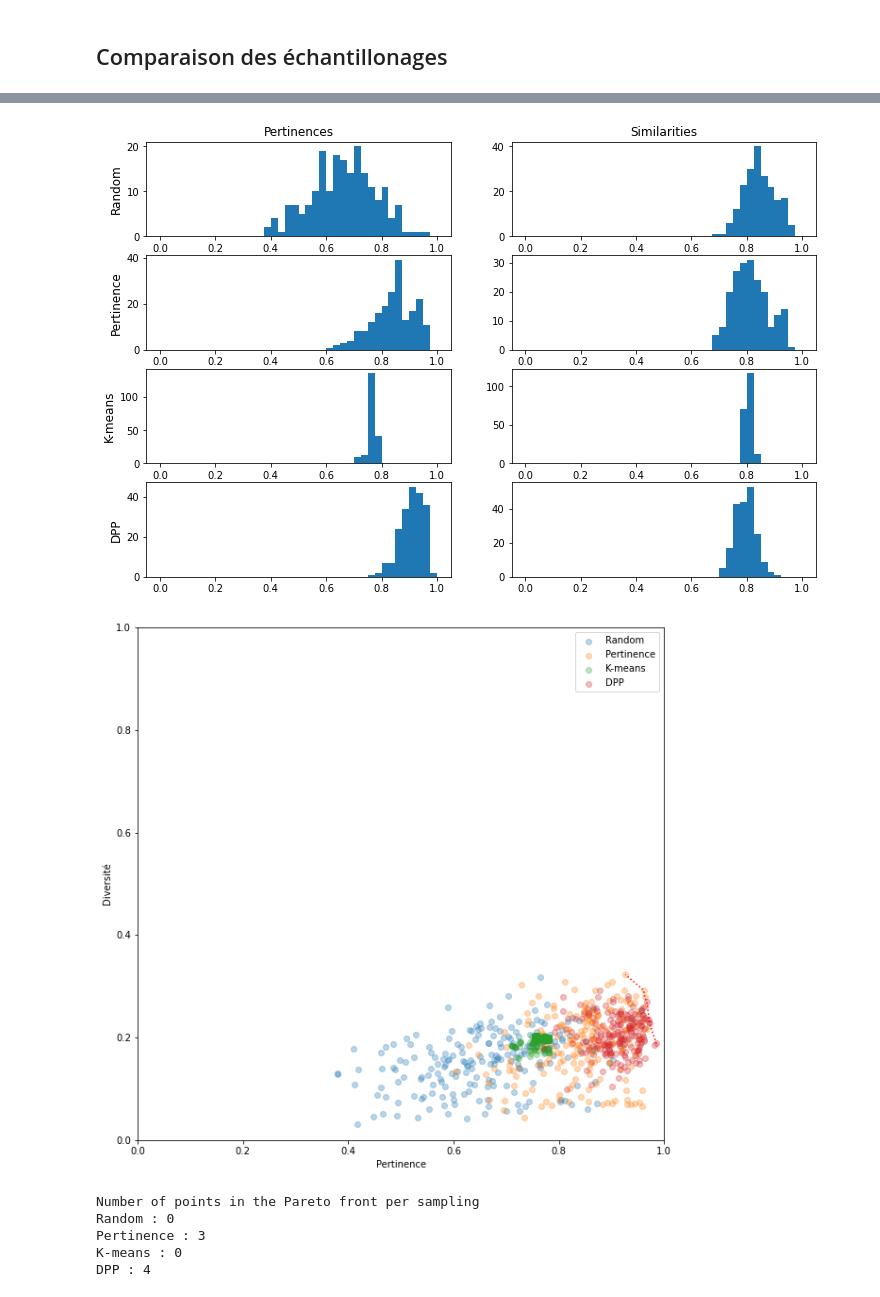
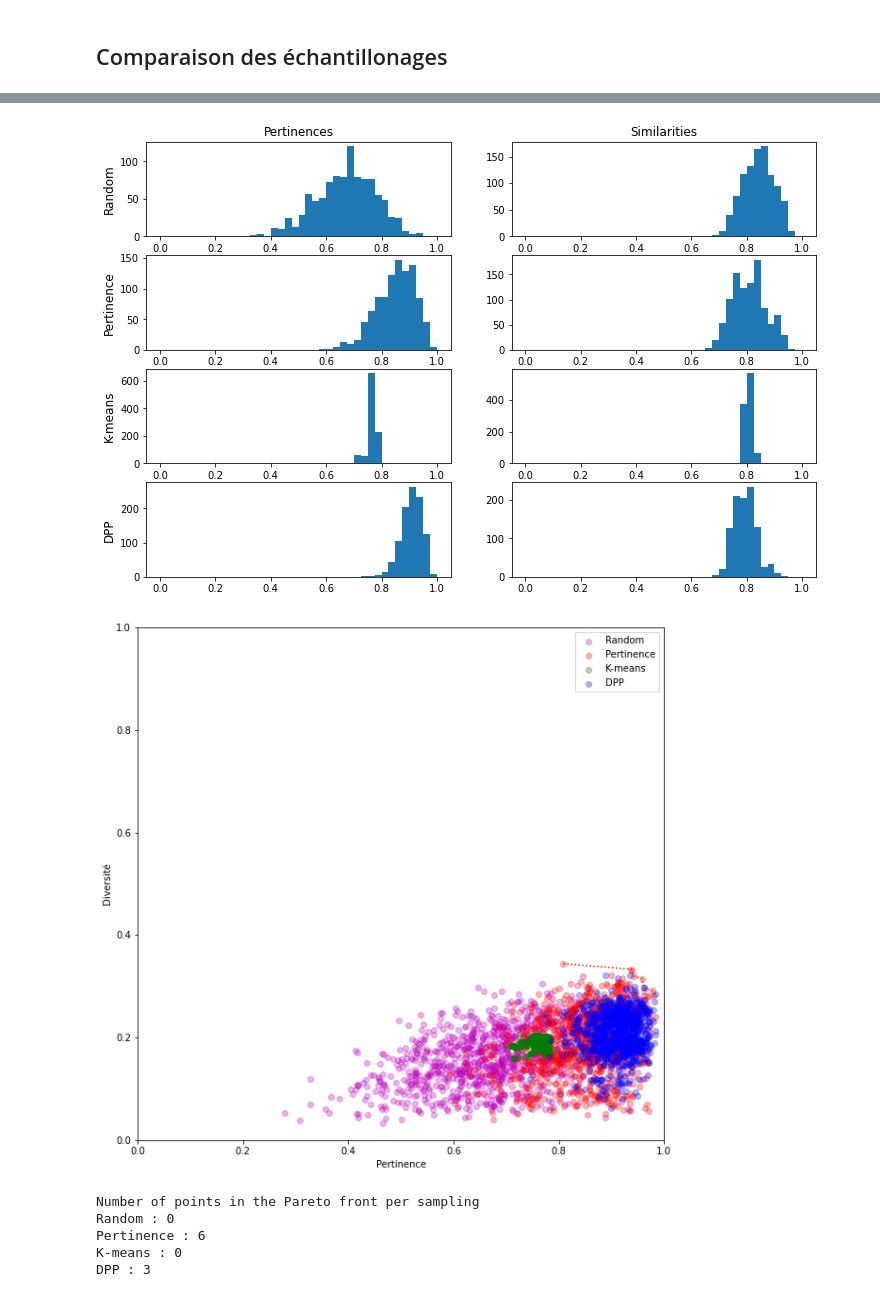
Before and after one commit to outidrarine/Detpop, a Jupyter notebook: TestEchantillonages.ipynb, the cells around one changed output, grey strips where cells are left out. Drawn from its saved outputs; the diff is of its cells as text; code cells hidden in the pictures.

```diff
--- a/TestEchantillonages.ipynb
+++ b/TestEchantillonages.ipynb
@@ -110,9 +110,10 @@ from echantillonnages import sampling_random, sampling_pertinence, sampling_kmea
 sampling_list = [sampling_random, sampling_pertinence, sampling_kmeans, sampling_dpp]
 sampling_names = ["Random", "Pertinence", "K-means", "DPP"]
 nbSamples = 10
-nbSamplings = 200
+nbSamplings = 1000
+color_list = ['m', 'r', 'g', 'b']
 
-compare_sampling(sampling_list, sampling_names, nbSamples, nbSamplings)
+compare_sampling(sampling_list, sampling_names, nbSamples, nbSamplings, color_list)
 # %% [output]
 [====================================================================================================] 100%
 Random :
@@ -137,7 +138,7 @@ average birds count :  18.095
-[figure, old version]
+[figure, new version]
-[figure, old version]
+[figure, new version]
 Number of points in the Pareto front per sampling
 Random : 0
-Pertinence : 3
+Pertinence : 6
 K-means : 0
-DPP : 4
+DPP : 3
```
Also changed, not shown: parts of 1 cell of this notebook, 2 other files.
